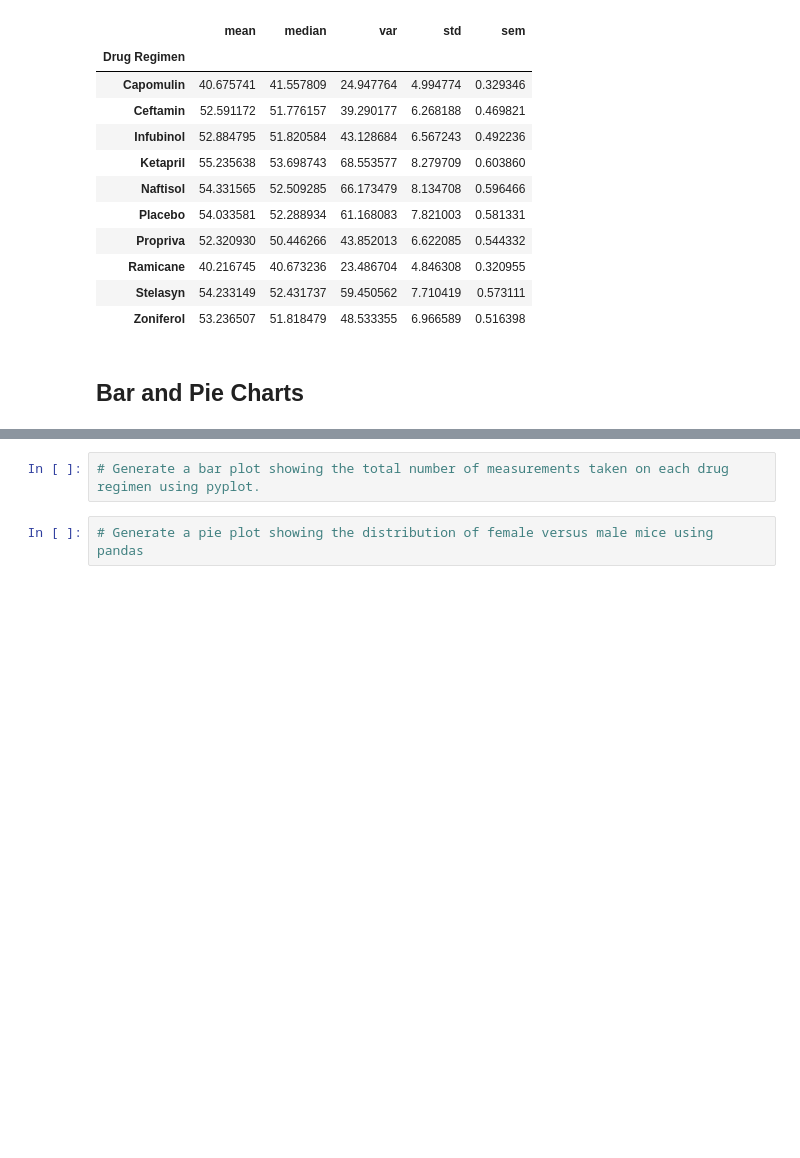
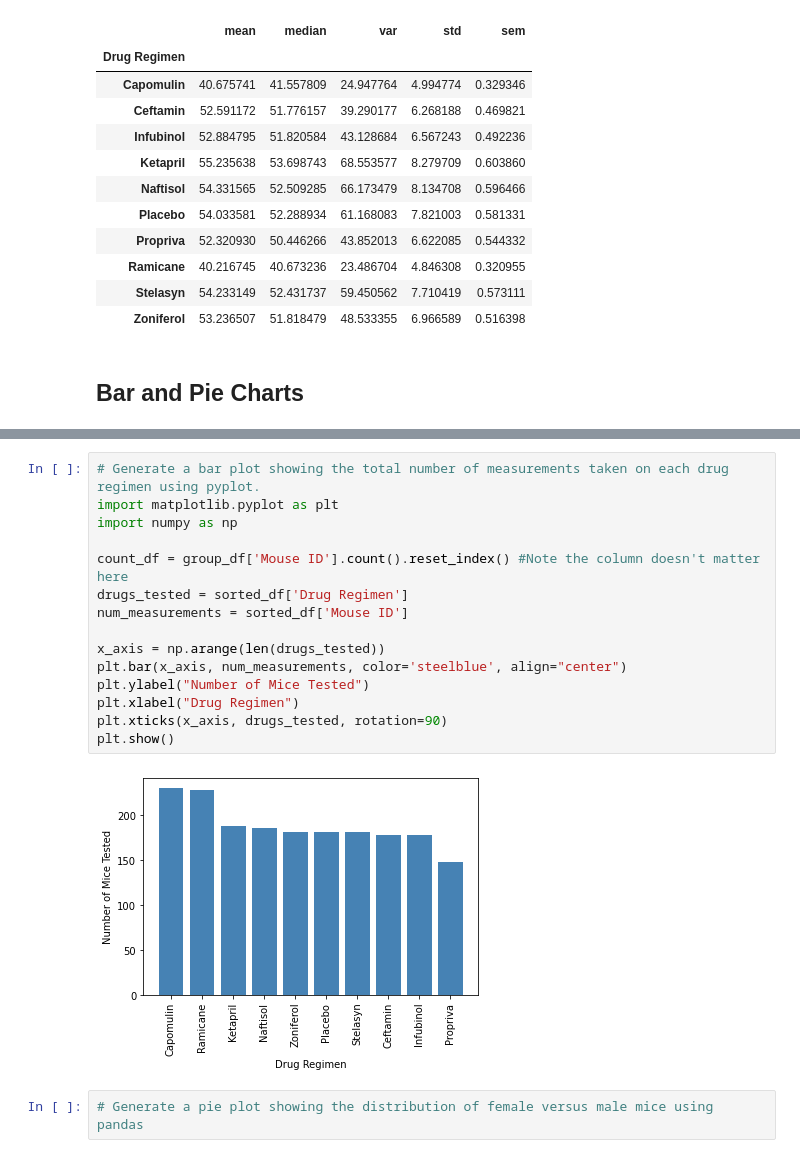
Before and after one commit to Jagjeet/matplotlib-challenge, a Jupyter notebook: pymaceuticals_analysis.ipynb, the cells around one changed output, grey strips where cells are left out. Drawn from its saved outputs; the diff is of its cells as text; blank space fills up the shorter version.

```diff
--- a/pymaceuticals_analysis.ipynb
+++ b/pymaceuticals_analysis.ipynb
@@ -138,5 +149,20 @@ group_df['Tumor Volume (mm3)'].agg(['mean', 'median','var', 'std', 'sem'])
-# %%
-# Generate a bar plot showing the total number of measurements taken on each drug regimen using pyplot.
+# %%
+# Generate a bar plot showing the total number of measurements taken on each drug regimen using pyplot.
+import matplotlib.pyplot as plt
+import numpy as np
+
+count_df = group_df['Mouse ID'].count().reset_index() #Note the column doesn't matter here
+drugs_tested = sorted_df['Drug Regimen']
+num_measurements = sorted_df['Mouse ID']
+
+x_axis = np.arange(len(drugs_tested))
+plt.bar(x_axis, num_measurements, color='steelblue', align="center")
+plt.ylabel("Number of Mice Tested")
+plt.xlabel("Drug Regimen")
+plt.xticks(x_axis, drugs_tested, rotation=90)
+plt.show()
+# %% [output]
+[figure, added]
 # %%
 # Generate a pie plot showing the distribution of female versus male mice using pandas
 # %%
```
Also changed, not shown: parts of 1 cell of this notebook.
